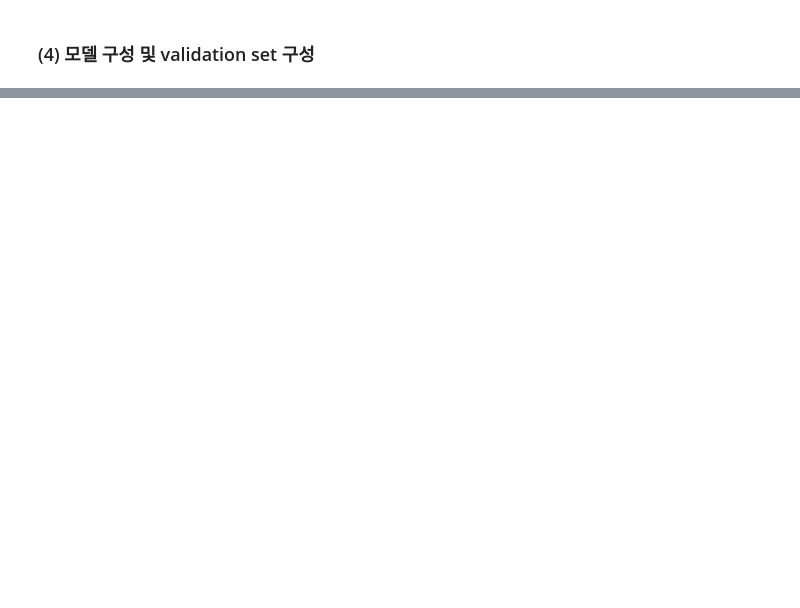
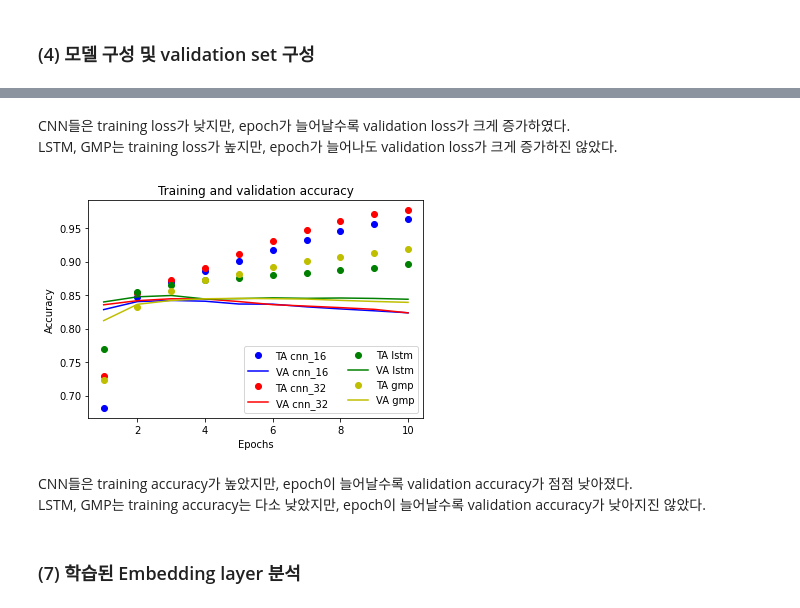
Before and after one commit to yeonseokChoe/2023-AIFFEL-QUEST, a Jupyter notebook: ExplorationQUEST04/Project4.ipynb, the cells around one changed output, grey strips where cells are left out. Saved outputs shown, nothing was run; the diff lists cells and outputs as text; code cells hidden in the pictures; blank space fills up the shorter version.

```diff
--- a/ExplorationQUEST04/Project4.ipynb
+++ b/ExplorationQUEST04/Project4.ipynb
@@ -95,7 +95,7 @@ def load_data(train_data, test_data, num_words=10000):
     y_train = list(train_data['label'])
     y_test = list(test_data['label'])
 
-    return X_train, y_train, X_test, y_test, index_to_word, word_to_index
+    return X_train, np.array(y_train), X_test, np.array(y_test), index_to_word, word_to_index
 # %%
 X_train, y_train, X_test, y_test, index_to_word, word_to_index = load_data(train_data, test_data, num_words)
 # %% [markdown]
@@ -634,0 +256,2 @@ plt.show()
+# %%
+models = [cnn_16, cnn_32, lstm, gmp]
@@ -634,0 +355,30 @@ plt.show()
+# %% [markdown]
+CNN들은 training loss가 낮지만, epoch가 늘어날수록 validation loss가 크게 증가하였다.
+LSTM, GMP는 training loss가 높지만, epoch가 늘어나도 validation loss가 크게 증가하진 않았다.
+# %%
+num = 0
+
+for model, history in history_dist.items():
+    acc = history['accuracy']
+    val_acc = history['val_accuracy']
+
+    epochs = range(1, len(acc) + 1)
+
+    plt.plot(epochs, acc, color[num]+'o', label='TA '+model)
+    plt.plot(epochs, val_acc, color[num], label='VA '+model)
+
+    num += 1
+
+plt.title('Training and validation accuracy')
+plt.xlabel('Epochs')
+plt.ylabel('Accuracy')
+plt.legend(ncol=2)
+
+plt.show()
+# %% [output]
+[figure, added]
+# %% [markdown]
+CNN들은 training accuracy가 높았지만, epoch이 늘어날수록 validation accuracy가 점점 낮아졌다.
+LSTM, GMP는 training accuracy는 다소 낮았지만, epoch이 늘어날수록 validation accuracy가 낮아지진 않았다.
+# %% [markdown]
+### (7) 학습된 Embedding layer 분석
```
Also changed, not shown: parts of 57 cells of this notebook, 4 other files.
